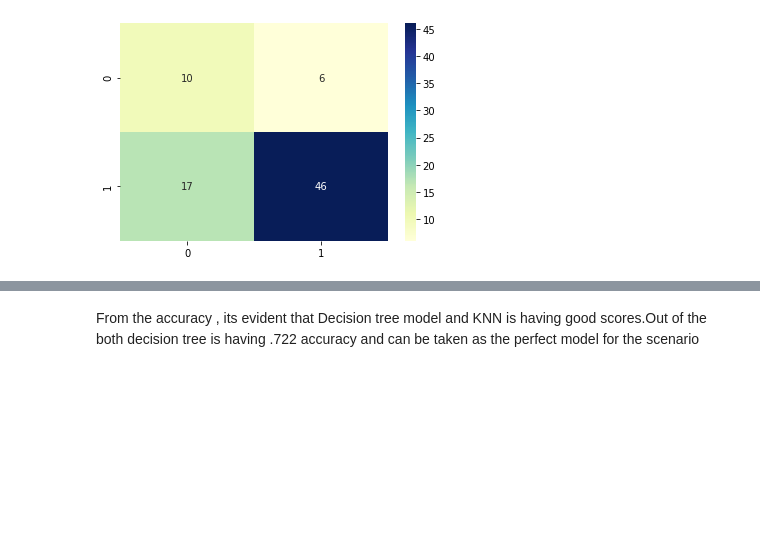
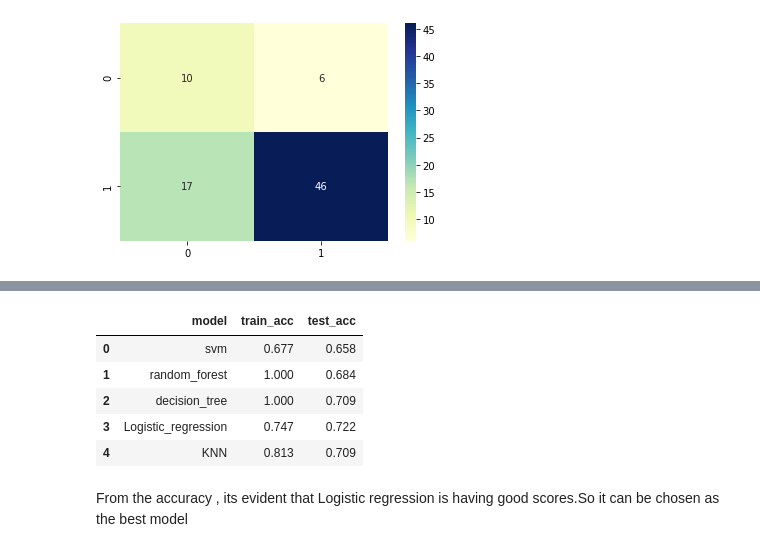
Before and after one commit to harikrish242/ICT_Lark_Activity, a Jupyter notebook: Lark_activity_Week11_HarikrishnanP.ipynb, the cells around one changed output, grey strips where cells are left out. Drawn from its saved outputs; the diff is of its cells as text; code cells hidden in the pictures; blank space fills up the shorter version.

```diff
--- a/Lark_activity_Week11_HarikrishnanP.ipynb
+++ b/Lark_activity_Week11_HarikrishnanP.ipynb
@@ -452,2 +452,18 @@ model_test_acc
+# %%
+models = ['svm','random_forest','decision_tree','Logistic_regression','KNN']
+# %%
+model_performance = pd.DataFrame({
+    'model':models,
+    'train_acc':model_train_acc,
+    'test_acc':model_test_acc
+})
+model_performance
+# %% [output]
+|  | model | train_acc | test_acc |
+| 0 | svm | 0.677 | 0.658 |
+| 1 | random_forest | 1.000 | 0.684 |
+| 2 | decision_tree | 1.000 | 0.709 |
+| 3 | Logistic_regression | 0.747 | 0.722 |
+| 4 | KNN | 0.813 | 0.709 |
 # %% [markdown]
-From the accuracy , its evident that Decision tree model and KNN is having good scores.Out of the both decision tree is having .722 accuracy and can be taken as the perfect model for the scenario
+From the accuracy , its evident that Logistic regression  is having good scores.So it can be chosen as the best model
```
Also changed, not shown: parts of 8 cells of this notebook.
